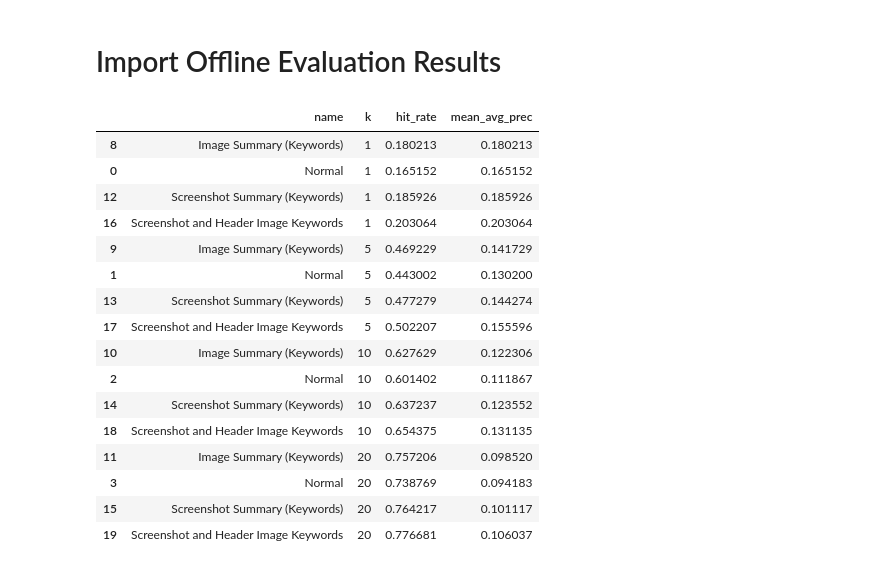
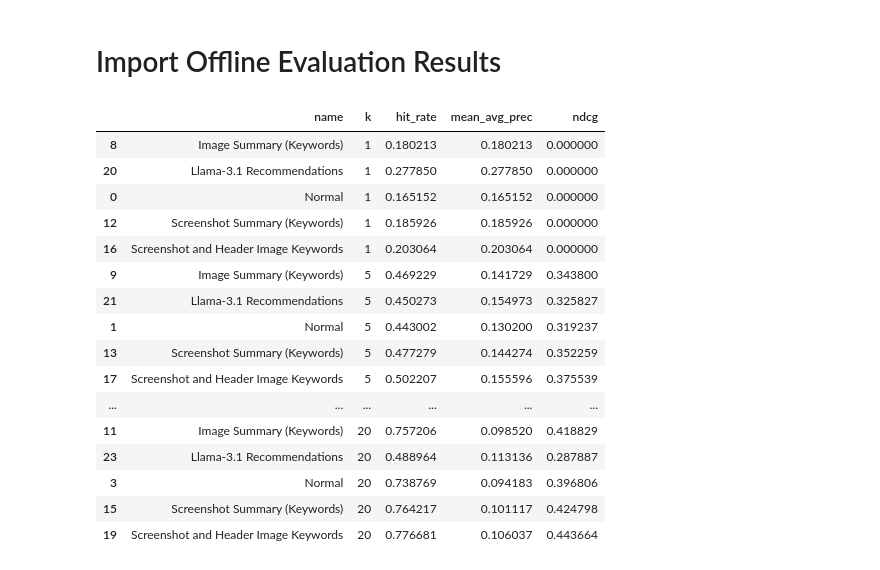
Before and after one commit to brownjrr/llm_steam_bot, a Jupyter notebook: src/recommender/explore_offline_eval_results.ipynb, the cells around one changed output. Saved outputs shown, nothing was run; the diff lists cells and outputs as text; code cells hidden in the pictures.

```diff
--- a/src/recommender/explore_offline_eval_results.ipynb
+++ b/src/recommender/explore_offline_eval_results.ipynb
@@ -5,30 +5,34 @@ import matplotlib.pyplot as plt
 # %% [markdown]
 # Import Offline Evaluation Results
 # %%
-df = pd.read_csv("offline_eval_results_20250723_172221.csv")
+df = pd.read_csv("offline_eval_results.csv")
+llm_df = pd.read_csv("llm_offline_eval_results.csv")
+
+df = pd.concat([df, llm_df]).reset_index(drop=True)
+
 df = df.sort_values(by=['k', 'name'], ascending=[True, True])
 
 # dropping Image Summary (Tone) rows
 df = df[df['name']!="Image Summary (Tone)"]
 df
 # %% [output]
-|  | name | k | hit_rate | mean_avg_prec |
-| 8 | Image Summary (Keywords) | 1 | 0.180213 | 0.180213 |
-| 0 | Normal | 1 | 0.165152 | 0.165152 |
-| 12 | Screenshot Summary (Keywords) | 1 | 0.185926 | 0.185926 |
-| 16 | Screenshot and Header Image Keywords | 1 | 0.203064 | 0.203064 |
-| 9 | Image Summary (Keywords) | 5 | 0.469229 | 0.141729 |
-| 1 | Normal | 5 | 0.443002 | 0.130200 |
-| 13 | Screenshot Summary (Keywords) | 5 | 0.477279 | 0.144274 |
-| 17 | Screenshot and Header Image Keywords | 5 | 0.502207 | 0.155596 |
-| 10 | Image Summary (Keywords) | 10 | 0.627629 | 0.122306 |
-| 2 | Normal | 10 | 0.601402 | 0.111867 |
-| 14 | Screenshot Summary (Keywords) | 10 | 0.637237 | 0.123552 |
-| 18 | Screenshot and Header Image Keywords | 10 | 0.654375 | 0.131135 |
-| 11 | Image Summary (Keywords) | 20 | 0.757206 | 0.098520 |
-| 3 | Normal | 20 | 0.738769 | 0.094183 |
-| 15 | Screenshot Summary (Keywords) | 20 | 0.764217 | 0.101117 |
-| 19 | Screenshot and Header Image Keywords | 20 | 0.776681 | 0.106037 |
+|  | name | k | hit_rate | mean_avg_prec | ndcg |
+| 8 | Image Summary (Keywords) | 1 | 0.180213 | 0.180213 | 0.000000 |
+| 20 | Llama-3.1 Recommendations | 1 | 0.277850 | 0.277850 | 0.000000 |
+| 0 | Normal | 1 | 0.165152 | 0.165152 | 0.000000 |
+| 12 | Screenshot Summary (Keywords) | 1 | 0.185926 | 0.185926 | 0.000000 |
+| 16 | Screenshot and Header Image Keywords | 1 | 0.203064 | 0.203064 | 0.000000 |
+| 9 | Image Summary (Keywords) | 5 | 0.469229 | 0.141729 | 0.343800 |
+| 21 | Llama-3.1 Recommendations | 5 | 0.450273 | 0.154973 | 0.325827 |
+| 1 | Normal | 5 | 0.443002 | 0.130200 | 0.319237 |
+| 13 | Screenshot Summary (Keywords) | 5 | 0.477279 | 0.144274 | 0.352259 |
+| 17 | Screenshot and Header Image Keywords | 5 | 0.502207 | 0.155596 | 0.375539 |
+| ... | ... | ... | ... | ... | ... |
+| 11 | Image Summary (Keywords) | 20 | 0.757206 | 0.098520 | 0.418829 |
+| 23 | Llama-3.1 Recommendations | 20 | 0.488964 | 0.113136 | 0.287887 |
+| 3 | Normal | 20 | 0.738769 | 0.094183 | 0.396806 |
+| 15 | Screenshot Summary (Keywords) | 20 | 0.764217 | 0.101117 | 0.424798 |
+| 19 | Screenshot and Header Image Keywords | 20 | 0.776681 | 0.106037 | 0.443664 |
 # %%
 plt.figure(figsize=(8, 5))
 
```
Also changed, not shown: parts of 2 cells of this notebook, 3 other files.
